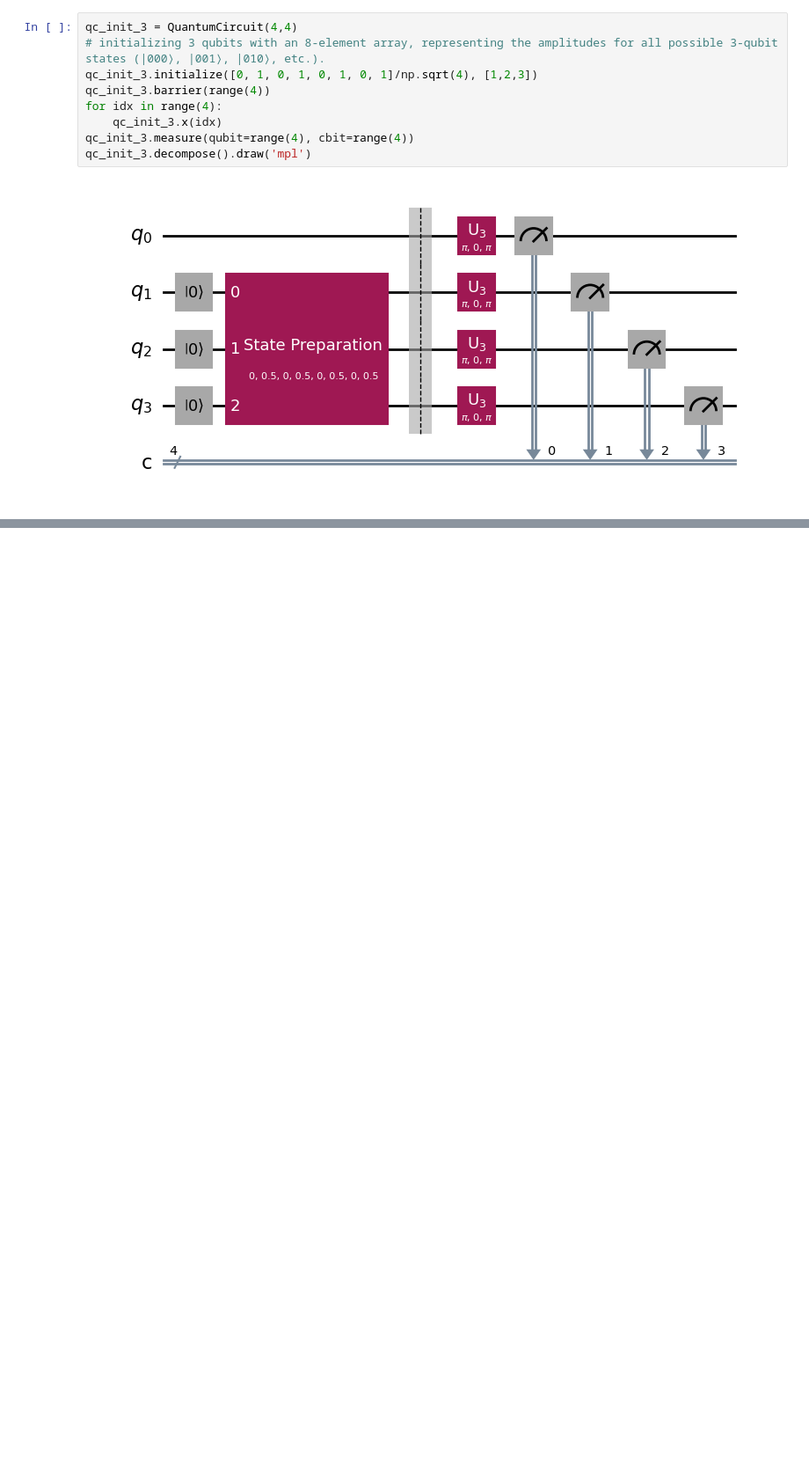
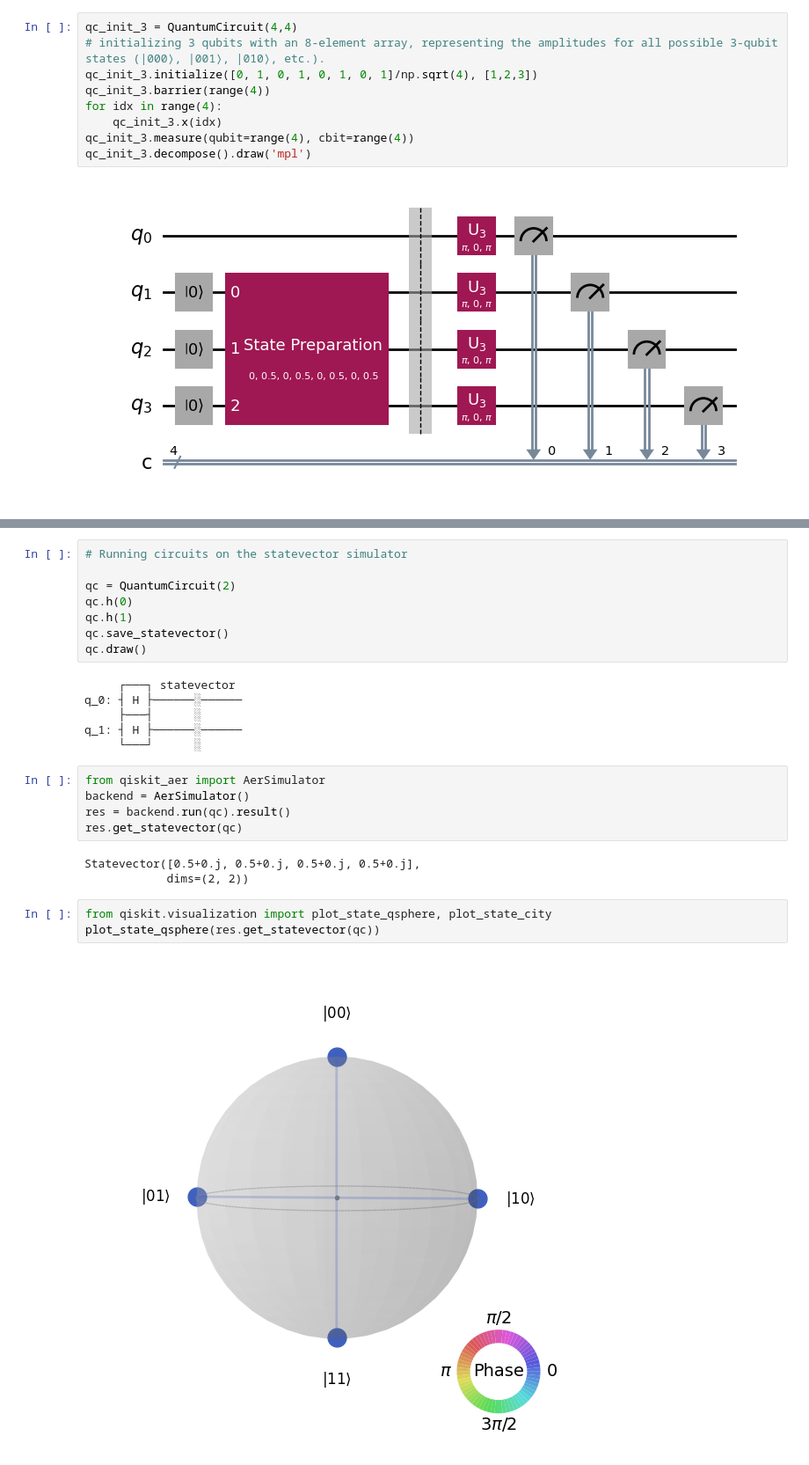
Before and after one commit to dipankardas011/Quantum-Coding, a Jupyter notebook: aer-package.ipynb, the cells around one changed output, grey strips where cells are left out. Shown at 88% size. Saved outputs shown, nothing was run; the diff lists cells and outputs as text; blank space fills up the shorter version.

Commit message:
worked on some more statevector concepts refresher
Signed-off-by: Dipankar Das <65275144+dipankardas011@users.noreply.github.com>

```diff
--- a/aer-package.ipynb
+++ b/aer-package.ipynb
@@ -182,0 +188,27 @@ plot_histogram(res.get_counts())
+# %%
+# Running circuits on the statevector simulator
+
+qc = QuantumCircuit(2)
+qc.h(0)
+qc.h(1)
+qc.save_statevector()
+qc.draw()
+# %% [output]
+     ┌───┐ statevector
+q_0: ┤ H ├──────░──────
+     ├───┤      ░
+q_1: ┤ H ├──────░──────
+     └───┘      ░
+# %%
+from qiskit_aer import AerSimulator
+backend = AerSimulator()
+res = backend.run(qc).result()
+res.get_statevector(qc)
+# %% [output]
+Statevector([0.5+0.j, 0.5+0.j, 0.5+0.j, 0.5+0.j],
+            dims=(2, 2))
+# %%
+from qiskit.visualization import plot_state_qsphere, plot_state_city
+plot_state_qsphere(res.get_statevector(qc))
+# %% [output]
+[figure, added]
```
Also changed, not shown: parts of 12 cells of this notebook.
